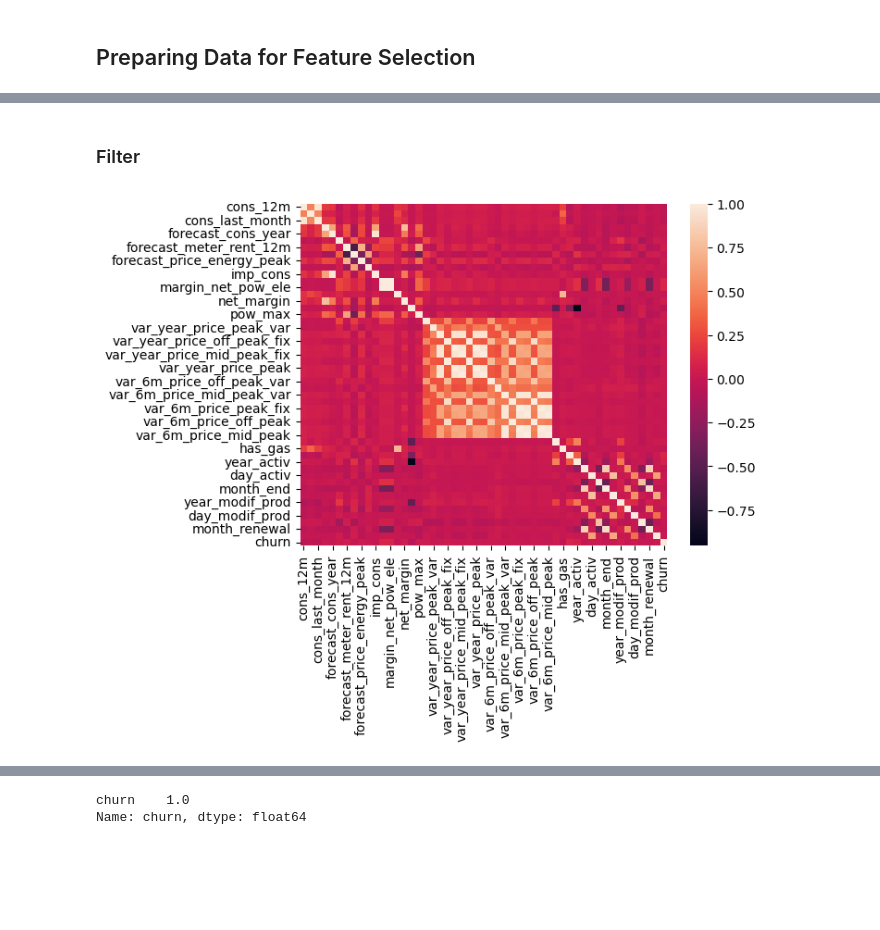
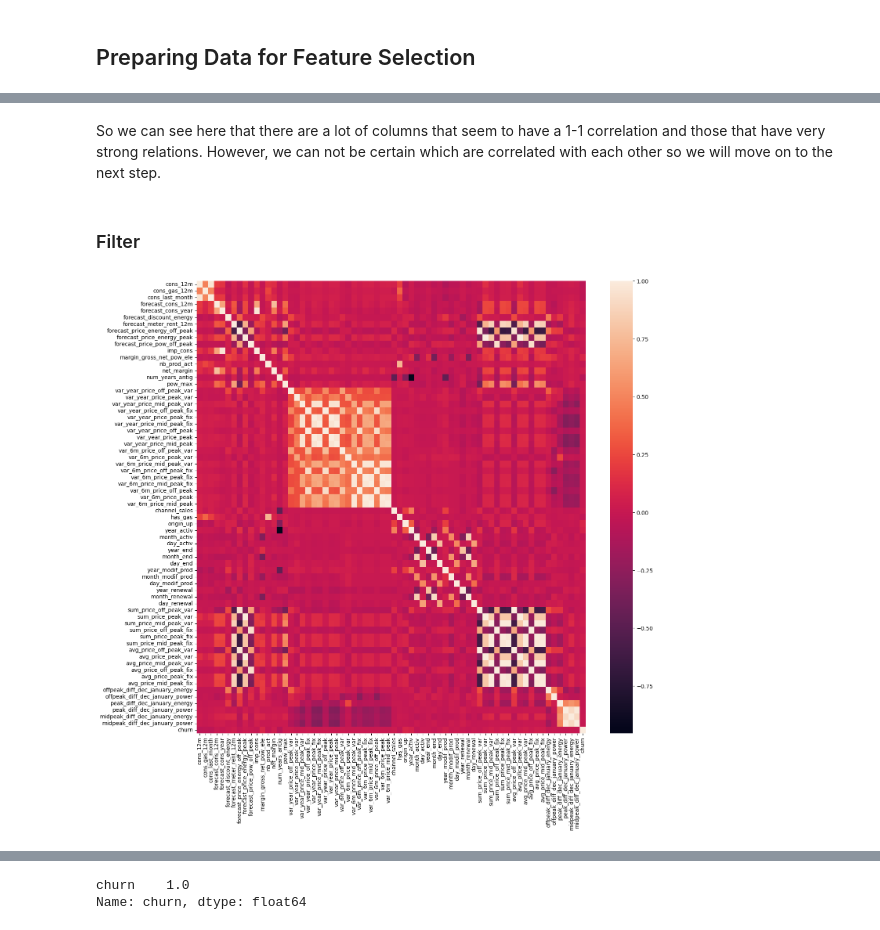
Before and after one commit to Cabone01/Data_Science_Job_Simulation, a Jupyter notebook: Feature Engineering.ipynb, the cells around one changed output, grey strips where cells are left out. Saved outputs shown, nothing was run; the diff lists cells and outputs as text; code cells hidden in the pictures; blank space fills up the shorter version.

```diff
--- a/Feature Engineering.ipynb
+++ b/Feature Engineering.ipynb
@@ -99,0 +177,3 @@ pref_df = df.drop(columns=["id"])
+# %%
+pref_df = pref_df.drop(columns=["margin_gross_pow_ele"])
+pref_df = pref_df.rename(columns = {"margin_net_pow_ele": "margin_gross_net_pow_ele"})
@@ -100,7 +182,7 @@ pref_df = df.drop(columns=["id"])
 # %%
 column_names = pref_df.loc[:, pref_df.dtypes == object].columns
 le = LabelEncoder()
-for i in column_names:
+for i in column_names[1:]:
     temp = le.fit_transform(pref_df[i])
     pref_df.drop(i, axis = 1, inplace = True )
     pref_df[i] = temp
@@ -156,0 +231,2 @@ pref_df.iloc[:, -12:].head()
+# %%
+pref_df = pd.merge(pref_df, diff_sum_avg_df, on = "id")
@@ -156,0 +235,3 @@ pref_df.iloc[:, -12:].head()
+# %%
+pref_df = pref_df.drop(columns = "id")
+pref_df.head()
@@ -160,8 +285,11 @@ pref_df.insert(len(pref_df.columns), "churn", churn_pop)
+# %% [markdown]
+So we can see here that there are a lot of columns that seem to have a 1-1 correlation and those that have very strong relations. However, we can not be certain which are correlated with each other so we will move on to the next step.
 # %% [markdown]
 ### Filter
 # %%
 cor = pref_df.corr()
+plt.rcParams['figure.figsize'] = (16.0, 15.0)
 sns.heatmap(cor)
 plt.show()
 # %% [output]
-[figure, old version]
+[figure, new version]
```
Also changed, not shown: parts of 75 cells of this notebook, 3 other files.
